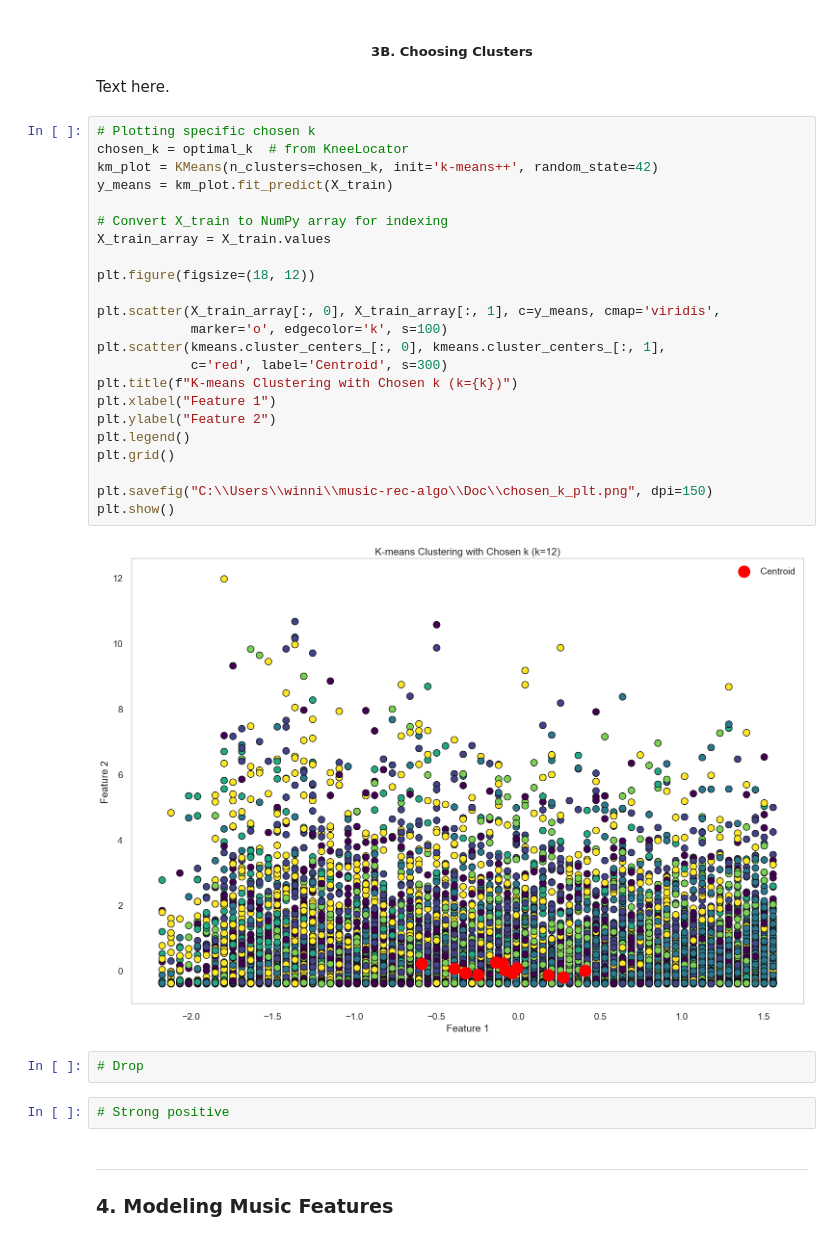
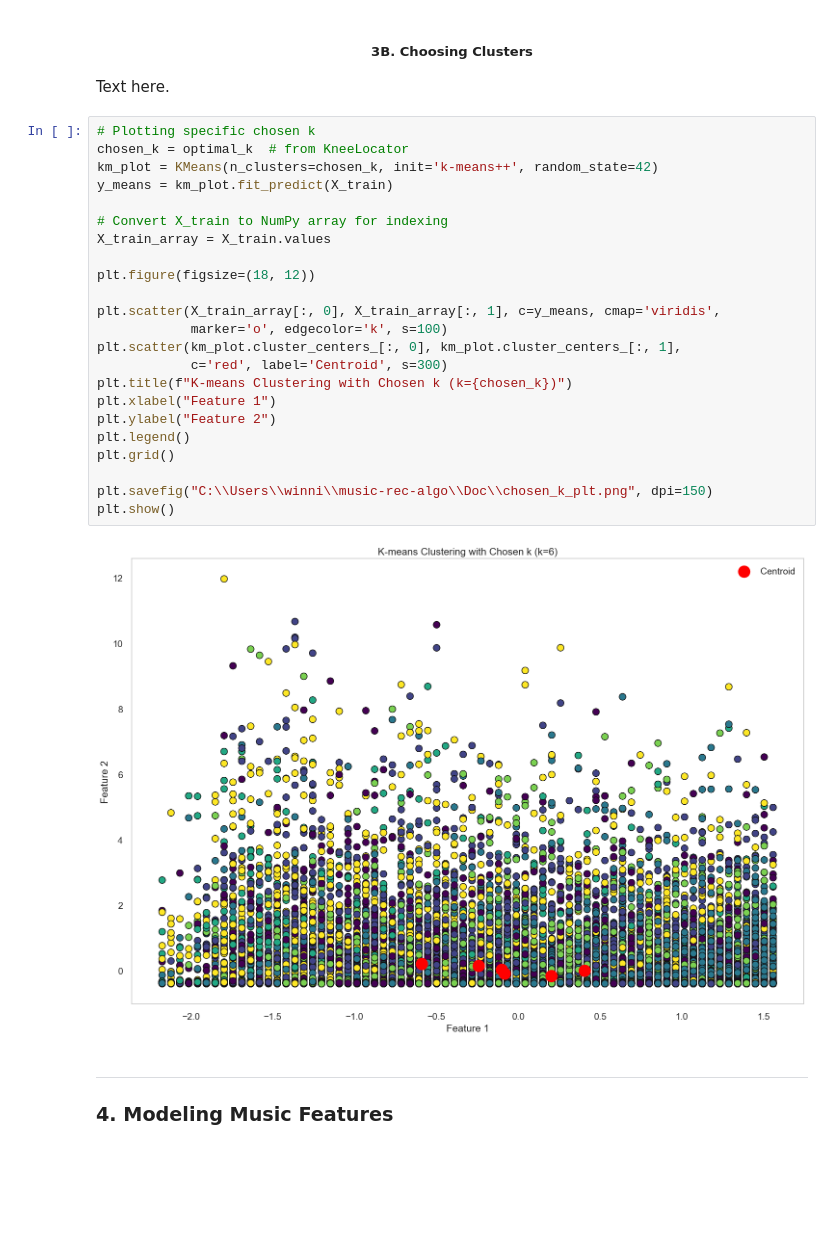
Before and after one commit to winni-datadiva/music-rec-algo, a Jupyter notebook: Code/03_Model.ipynb, the cells around one changed output. Drawn from its saved outputs; the diff is of its cells as text; blank space fills up the shorter version.

```diff
--- a/Code/03_Model.ipynb
+++ b/Code/03_Model.ipynb
@@ -497,32 +488,28 @@ Text here.
 # %%
 # Plotting specific chosen k
 chosen_k = optimal_k  # from KneeLocator
 km_plot = KMeans(n_clusters=chosen_k, init='k-means++', random_state=42)
 y_means = km_plot.fit_predict(X_train)
 
 # Convert X_train to NumPy array for indexing
 X_train_array = X_train.values
 
 plt.figure(figsize=(18, 12))
 
 plt.scatter(X_train_array[:, 0], X_train_array[:, 1], c=y_means, cmap='viridis',
             marker='o', edgecolor='k', s=100)
-plt.scatter(kmeans.cluster_centers_[:, 0], kmeans.cluster_centers_[:, 1],
+plt.scatter(km_plot.cluster_centers_[:, 0], km_plot.cluster_centers_[:, 1],
             c='red', label='Centroid', s=300)
-plt.title(f"K-means Clustering with Chosen k (k={k})")
+plt.title(f"K-means Clustering with Chosen k (k={chosen_k})")
 plt.xlabel("Feature 1")
 plt.ylabel("Feature 2")
 plt.legend()
 plt.grid()
 
 plt.savefig("C:\\Users\\winni\\music-rec-algo\\Doc\\chosen_k_plt.png", dpi=150)
 plt.show()
 # %% [output]
-[figure, old version]
+[figure, new version]
-# %%
-# Drop
-# %%
-# Strong positive
 # %% [markdown]
 ---
 ### **4. Modeling Music Features**
```
Also changed, not shown: parts of 10 cells of this notebook, 5 other files.
